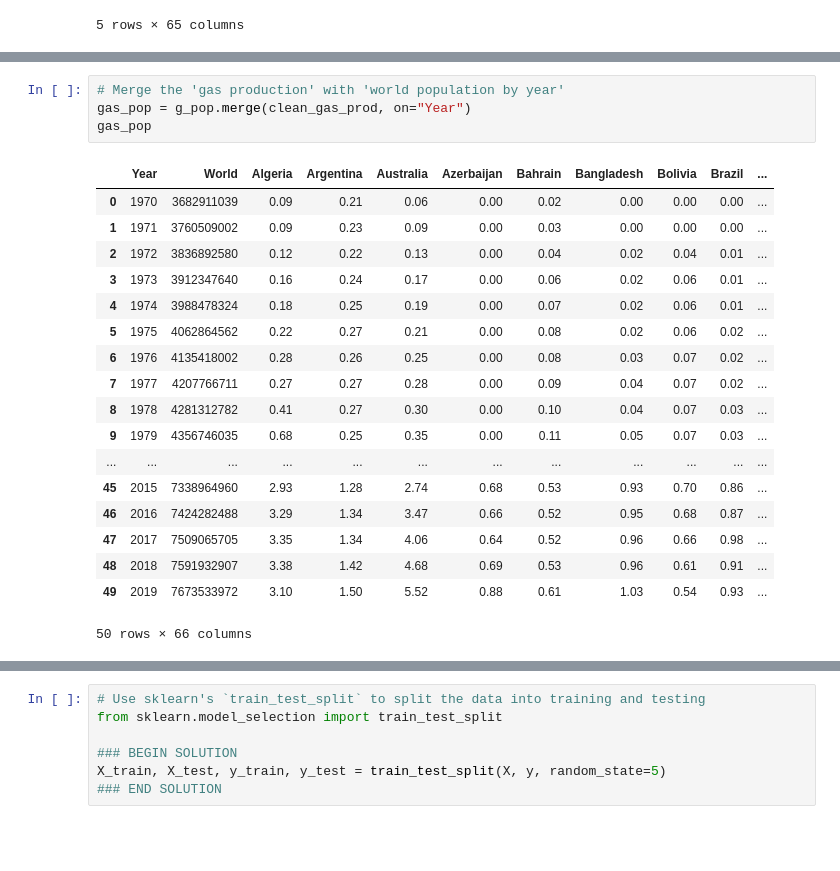
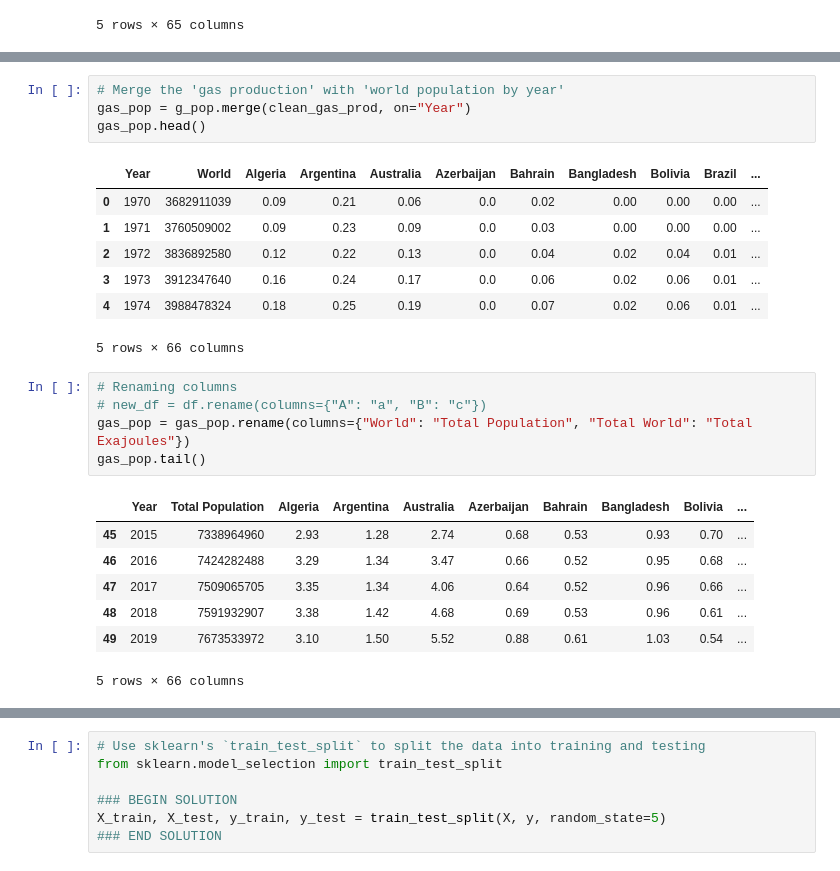
Before and after one commit to minerva-b/Final_Team_Project, a Jupyter notebook: minerva/MachineLearning_Gas_1970-2019.ipynb, the cells around one changed output, grey strips where cells are left out. Cells and saved outputs as stored; diff of their text form; blank space fills up the shorter version.

```diff
--- a/minerva/MachineLearning_Gas_1970-2019.ipynb
+++ b/minerva/MachineLearning_Gas_1970-2019.ipynb
@@ -76,23 +55,25 @@ g_pop
 # %%
 # Merge the 'gas production' with 'world population by year'
 gas_pop = g_pop.merge(clean_gas_prod, on="Year")
-gas_pop
+gas_pop.head()
 # %% [output]
 |  | Year | World | Algeria | Argentina | Australia | Azerbaijan | Bahrain | Bangladesh | Bolivia | Brazil | ... |
-| 0 | 1970 | 3682911039 | 0.09 | 0.21 | 0.06 | 0.00 | 0.02 | 0.00 | 0.00 | 0.00 | ... |
-| 1 | 1971 | 3760509002 | 0.09 | 0.23 | 0.09 | 0.00 | 0.03 | 0.00 | 0.00 | 0.00 | ... |
-| 2 | 1972 | 3836892580 | 0.12 | 0.22 | 0.13 | 0.00 | 0.04 | 0.02 | 0.04 | 0.01 | ... |
-| 3 | 1973 | 3912347640 | 0.16 | 0.24 | 0.17 | 0.00 | 0.06 | 0.02 | 0.06 | 0.01 | ... |
-| 4 | 1974 | 3988478324 | 0.18 | 0.25 | 0.19 | 0.00 | 0.07 | 0.02 | 0.06 | 0.01 | ... |
-| 5 | 1975 | 4062864562 | 0.22 | 0.27 | 0.21 | 0.00 | 0.08 | 0.02 | 0.06 | 0.02 | ... |
-| 6 | 1976 | 4135418002 | 0.28 | 0.26 | 0.25 | 0.00 | 0.08 | 0.03 | 0.07 | 0.02 | ... |
-| 7 | 1977 | 4207766711 | 0.27 | 0.27 | 0.28 | 0.00 | 0.09 | 0.04 | 0.07 | 0.02 | ... |
-| 8 | 1978 | 4281312782 | 0.41 | 0.27 | 0.30 | 0.00 | 0.10 | 0.04 | 0.07 | 0.03 | ... |
-| 9 | 1979 | 4356746035 | 0.68 | 0.25 | 0.35 | 0.00 | 0.11 | 0.05 | 0.07 | 0.03 | ... |
-| ... | ... | ... | ... | ... | ... | ... | ... | ... | ... | ... | ... |
-| 45 | 2015 | 7338964960 | 2.93 | 1.28 | 2.74 | 0.68 | 0.53 | 0.93 | 0.70 | 0.86 | ... |
-| 46 | 2016 | 7424282488 | 3.29 | 1.34 | 3.47 | 0.66 | 0.52 | 0.95 | 0.68 | 0.87 | ... |
-| 47 | 2017 | 7509065705 | 3.35 | 1.34 | 4.06 | 0.64 | 0.52 | 0.96 | 0.66 | 0.98 | ... |
-| 48 | 2018 | 7591932907 | 3.38 | 1.42 | 4.68 | 0.69 | 0.53 | 0.96 | 0.61 | 0.91 | ... |
-| 49 | 2019 | 7673533972 | 3.10 | 1.50 | 5.52 | 0.88 | 0.61 | 1.03 | 0.54 | 0.93 | ... |
+| 0 | 1970 | 3682911039 | 0.09 | 0.21 | 0.06 | 0.0 | 0.02 | 0.00 | 0.00 | 0.00 | ... |
+| 1 | 1971 | 3760509002 | 0.09 | 0.23 | 0.09 | 0.0 | 0.03 | 0.00 | 0.00 | 0.00 | ... |
+| 2 | 1972 | 3836892580 | 0.12 | 0.22 | 0.13 | 0.0 | 0.04 | 0.02 | 0.04 | 0.01 | ... |
+| 3 | 1973 | 3912347640 | 0.16 | 0.24 | 0.17 | 0.0 | 0.06 | 0.02 | 0.06 | 0.01 | ... |
+| 4 | 1974 | 3988478324 | 0.18 | 0.25 | 0.19 | 0.0 | 0.07 | 0.02 | 0.06 | 0.01 | ... |
-50 rows × 66 columns
+5 rows × 66 columns
+# %%
+# Renaming columns
+# new_df = df.rename(columns={"A": "a", "B": "c"})
+gas_pop = gas_pop.rename(columns={"World": "Total Population", "Total World": "Total Exajoules"})
+gas_pop.tail()
+# %% [output]
+|  | Year | Total Population | Algeria | Argentina | Australia | Azerbaijan | Bahrain | Bangladesh | Bolivia | ... |
+| 45 | 2015 | 7338964960 | 2.93 | 1.28 | 2.74 | 0.68 | 0.53 | 0.93 | 0.70 | ... |
+| 46 | 2016 | 7424282488 | 3.29 | 1.34 | 3.47 | 0.66 | 0.52 | 0.95 | 0.68 | ... |
+| 47 | 2017 | 7509065705 | 3.35 | 1.34 | 4.06 | 0.64 | 0.52 | 0.96 | 0.66 | ... |
+| 48 | 2018 | 7591932907 | 3.38 | 1.42 | 4.68 | 0.69 | 0.53 | 0.96 | 0.61 | ... |
+| 49 | 2019 | 7673533972 | 3.10 | 1.50 | 5.52 | 0.88 | 0.61 | 1.03 | 0.54 | ... |
+5 rows × 66 columns
```
Also changed, not shown: parts of 36 cells of this notebook.
